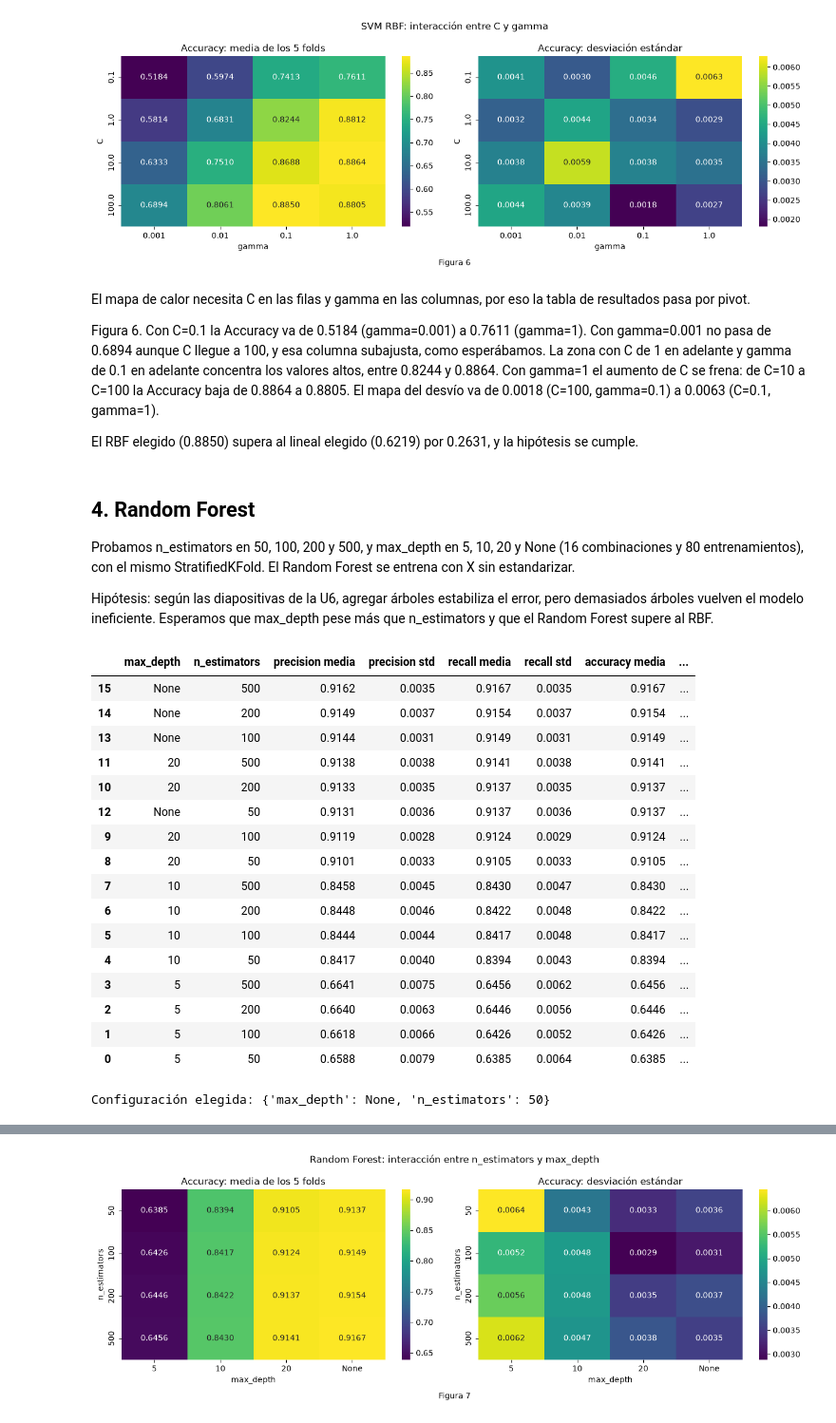
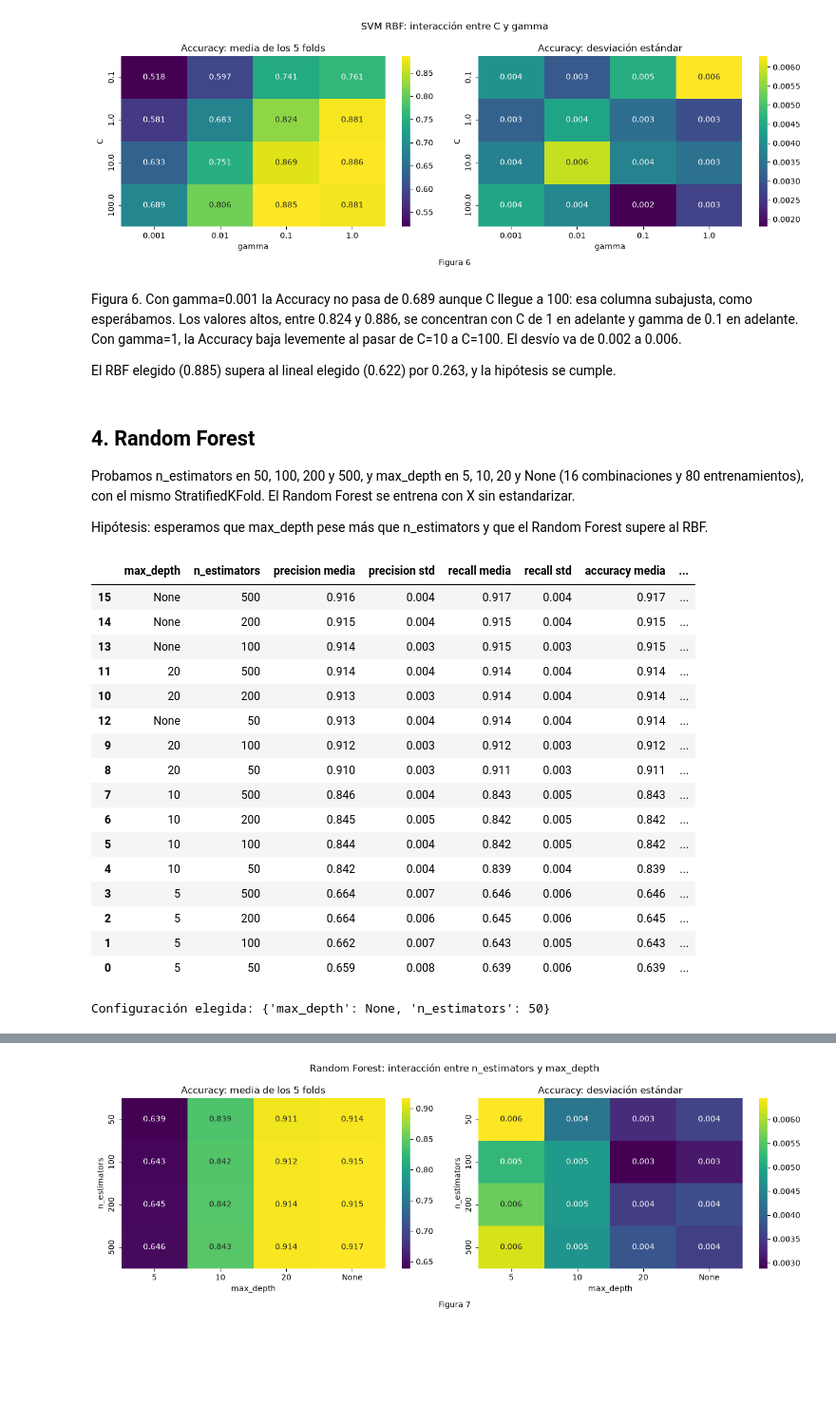
Before and after one commit to winttita/TP_MD_Frank_Winter, a Jupyter notebook: TP3/TP3_MD_Frank_Winter.ipynb, the cells around one changed output, grey strips where cells are left out. Shown at 95% size. Cells and saved outputs as stored; diff of their text form; code cells hidden in the pictures; blank space fills up the shorter version.

```diff
--- a/TP3/TP3_MD_Frank_Winter.ipynb
+++ b/TP3/TP3_MD_Frank_Winter.ipynb
@@ -368,8 +348,15 @@ grid_lineal = GridSearchCV(make_pipeline(StandardScaler(), SVC(kernel="linear",
                            {"svc__C": [0.01, 0.1, 1, 10, 100]},
                            cv=skf, scoring=scoring, refit=mas_rapida, n_jobs=-1)
 grid_lineal.fit(X, y)
-res_lineal = resumen(grid_lineal)
-display(res_lineal.round(4))
+
+# Armo la tabla con la media y el desvío de cada métrica en los 5 folds
+res = pd.DataFrame(grid_lineal.cv_results_)
+res_lineal = pd.DataFrame({"C": res["param_svc__C"]})
+for m in scoring:
+    res_lineal[m + " media"] = res["mean_test_" + m]
+    res_lineal[m + " std"] = res["std_test_" + m]
+res_lineal["tiempo de fit (s)"] = res["mean_fit_time"]
+display(res_lineal.round(3))
 print("Configuración elegida:", grid_lineal.best_params_)
 # %% [output]
 |  | C | precision media | precision std | recall media | recall std | accuracy media | accuracy std | ... |
@@ -411,8 +398,15 @@ param_rbf = {"svc__C": [0.1, 1, 10, 100], "svc__gamma": [0.001, 0.01, 0.1, 1]}
 grid_rbf = GridSearchCV(make_pipeline(StandardScaler(), SVC(kernel="rbf", random_state=SEED)),
                         param_rbf, cv=skf, scoring=scoring, refit=mas_rapida, n_jobs=-1)
 grid_rbf.fit(X, y)
-res_rbf = resumen(grid_rbf)
-display(res_rbf.sort_values("accuracy media", ascending=False).round(4))
+
+# Armo la tabla con la media y el desvío de cada métrica en los 5 folds
+res = pd.DataFrame(grid_rbf.cv_results_)
+res_rbf = pd.DataFrame({"C": res["param_svc__C"], "gamma": res["param_svc__gamma"]})
+for m in scoring:
+    res_rbf[m + " media"] = res["mean_test_" + m]
+    res_rbf[m + " std"] = res["std_test_" + m]
+res_rbf["tiempo de fit (s)"] = res["mean_fit_time"]
+display(res_rbf.sort_values("accuracy media", ascending=False).round(3))
 print("Configuración elegida:", grid_rbf.best_params_)
 # %% [output]
 |  | C | gamma | precision media | precision std | recall media | recall std | accuracy media | ... |
@@ -450,43 +444,48 @@ plt.show()
 # %% [output]
 [figure]
 # %% [markdown]
-El mapa de calor necesita C en las filas y gamma en las columnas, por eso la tabla de resultados pasa por pivot.
+Figura 6. Con gamma=0.001 la Accuracy no pasa de 0.689 aunque C llegue a 100: esa columna subajusta, como esperábamos. Los valores altos, entre 0.824 y 0.886, se concentran con C de 1 en adelante y gamma de 0.1 en adelante. Con gamma=1, la Accuracy baja levemente al pasar de C=10 a C=100. El desvío va de 0.002 a 0.006.
 
-Figura 6. Con C=0.1 la Accuracy va de 0.5184 (gamma=0.001) a 0.7611 (gamma=1). Con gamma=0.001 no pasa de 0.6894 aunque C llegue a 100, y esa columna subajusta, como esperábamos. La zona con C de 1 en adelante y gamma de 0.1 en adelante concentra los valores altos, entre 0.8244 y 0.8864. Con gamma=1 el aumento de C se frena: de C=10 a C=100 la Accuracy baja de 0.8864 a 0.8805. El mapa del desvío va de 0.0018 (C=100, gamma=0.1) a 0.0063 (C=0.1, gamma=1).
-
-El RBF elegido (0.8850) supera al lineal elegido (0.6219) por 0.2631, y la hipótesis se cumple.
+El RBF elegido (0.885) supera al lineal elegido (0.622) por 0.263, y la hipótesis se cumple.
 # %% [markdown]
 ## 4. Random Forest
 
 Probamos n_estimators en 50, 100, 200 y 500, y max_depth en 5, 10, 20 y None (16 combinaciones y 80 entrenamientos), con el mismo StratifiedKFold. El Random Forest se entrena con X sin estandarizar.
 
-Hipótesis: según las diapositivas de la U6, agregar árboles estabiliza el error, pero demasiados árboles vuelven el modelo ineficiente. Esperamos que max_depth pese más que n_estimators y que el Random Forest supere al RBF.
+Hipótesis: esperamos que max_depth pese más que n_estimators y que el Random Forest supere al RBF.
 # %%
 # Busco n_estimators y max_depth con GridSearchCV (16 combinaciones); Random Forest se entrena sin estandarizar
 param_rf = {"n_estimators": [50, 100, 200, 500], "max_depth": [5, 10, 20, None]}
 grid_rf = GridSearchCV(RandomForestClassifier(random_state=SEED), param_rf,
                        cv=skf, scoring=scoring, refit=mas_rapida, n_jobs=-1)
 grid_rf.fit(X, y)
-res_rf = resumen(grid_rf)
-display(res_rf.sort_values("accuracy media", ascending=False).round(4))
+
+# Armo la tabla con la media y el desvío de cada métrica en los 5 folds
+res = pd.DataFrame(grid_rf.cv_results_)
+res_rf = pd.DataFrame({"max_depth": res["param_max_depth"], "n_estimators": res["param_n_estimators"]})
+for m in scoring:
+    res_rf[m + " media"] = res["mean_test_" + m]
+    res_rf[m + " std"] = res["std_test_" + m]
+res_rf["tiempo de fit (s)"] = res["mean_fit_time"]
+display(res_rf.sort_values("accuracy media", ascending=False).round(3))
 print("Configuración elegida:", grid_rf.best_params_)
 # %% [output]
 |  | max_depth | n_estimators | precision media | precision std | recall media | recall std | accuracy media | ... |
-| 15 | None | 500 | 0.9162 | 0.0035 | 0.9167 | 0.0035 | 0.9167 | ... |
-| 14 | None | 200 | 0.9149 | 0.0037 | 0.9154 | 0.0037 | 0.9154 | ... |
-| 13 | None | 100 | 0.9144 | 0.0031 | 0.9149 | 0.0031 | 0.9149 | ... |
-| 11 | 20 | 500 | 0.9138 | 0.0038 | 0.9141 | 0.0038 | 0.9141 | ... |
-| 10 | 20 | 200 | 0.9133 | 0.0035 | 0.9137 | 0.0035 | 0.9137 | ... |
-| 12 | None | 50 | 0.9131 | 0.0036 | 0.9137 | 0.0036 | 0.9137 | ... |
-| 9 | 20 | 100 | 0.9119 | 0.0028 | 0.9124 | 0.0029 | 0.9124 | ... |
-| 8 | 20 | 50 | 0.9101 | 0.0033 | 0.9105 | 0.0033 | 0.9105 | ... |
-| 7 | 10 | 500 | 0.8458 | 0.0045 | 0.8430 | 0.0047 | 0.8430 | ... |
-| 6 | 10 | 200 | 0.8448 | 0.0046 | 0.8422 | 0.0048 | 0.8422 | ... |
-| 5 | 10 | 100 | 0.8444 | 0.0044 | 0.8417 | 0.0048 | 0.8417 | ... |
-| 4 | 10 | 50 | 0.8417 | 0.0040 | 0.8394 | 0.0043 | 0.8394 | ... |
-| 3 | 5 | 500 | 0.6641 | 0.0075 | 0.6456 | 0.0062 | 0.6456 | ... |
-| 2 | 5 | 200 | 0.6640 | 0.0063 | 0.6446 | 0.0056 | 0.6446 | ... |
-| 1 | 5 | 100 | 0.6618 | 0.0066 | 0.6426 | 0.0052 | 0.6426 | ... |
-| 0 | 5 | 50 | 0.6588 | 0.0079 | 0.6385 | 0.0064 | 0.6385 | ... |
+| 15 | None | 500 | 0.916 | 0.004 | 0.917 | 0.004 | 0.917 | ... |
+| 14 | None | 200 | 0.915 | 0.004 | 0.915 | 0.004 | 0.915 | ... |
+| 13 | None | 100 | 0.914 | 0.003 | 0.915 | 0.003 | 0.915 | ... |
+| 11 | 20 | 500 | 0.914 | 0.004 | 0.914 | 0.004 | 0.914 | ... |
+| 10 | 20 | 200 | 0.913 | 0.003 | 0.914 | 0.004 | 0.914 | ... |
+| 12 | None | 50 | 0.913 | 0.004 | 0.914 | 0.004 | 0.914 | ... |
+| 9 | 20 | 100 | 0.912 | 0.003 | 0.912 | 0.003 | 0.912 | ... |
+| 8 | 20 | 50 | 0.910 | 0.003 | 0.911 | 0.003 | 0.911 | ... |
+| 7 | 10 | 500 | 0.846 | 0.004 | 0.843 | 0.005 | 0.843 | ... |
+| 6 | 10 | 200 | 0.845 | 0.005 | 0.842 | 0.005 | 0.842 | ... |
+| 5 | 10 | 100 | 0.844 | 0.004 | 0.842 | 0.005 | 0.842 | ... |
+| 4 | 10 | 50 | 0.842 | 0.004 | 0.839 | 0.004 | 0.839 | ... |
+| 3 | 5 | 500 | 0.664 | 0.007 | 0.646 | 0.006 | 0.646 | ... |
+| 2 | 5 | 200 | 0.664 | 0.006 | 0.645 | 0.006 | 0.645 | ... |
+| 1 | 5 | 100 | 0.662 | 0.007 | 0.643 | 0.005 | 0.643 | ... |
+| 0 | 5 | 50 | 0.659 | 0.008 | 0.639 | 0.006 | 0.639 | ... |
 Configuración elegida: {'max_depth': None, 'n_estimators': 50}
 # %% [markdown]
```
Also changed, not shown: parts of 33 cells of this notebook.
